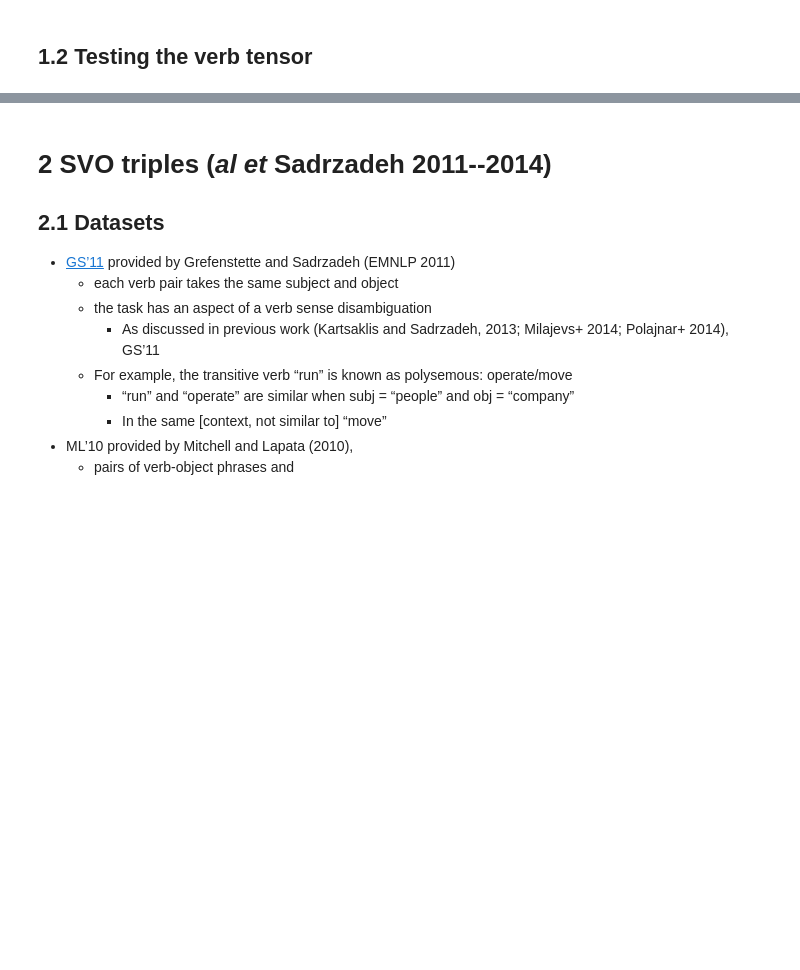
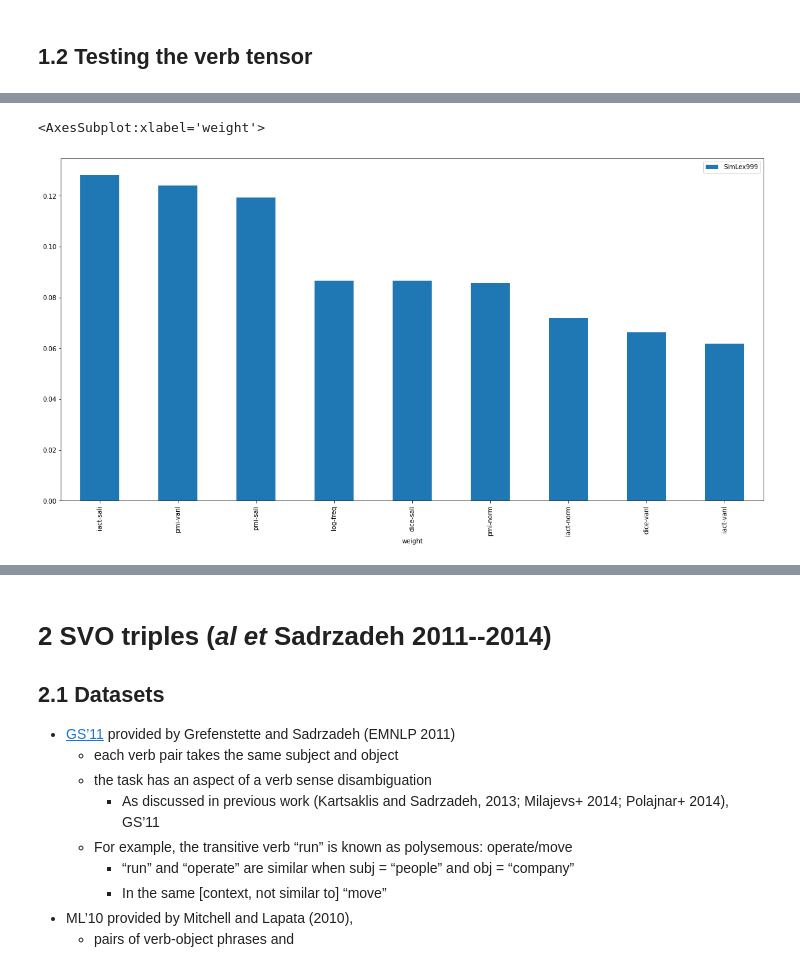
Before and after one commit to makrai/verb-tensor, a Jupyter notebook: eval.ipynb, the cells around one changed output, grey strips where cells are left out. Cells and saved outputs as stored; diff of their text form; code cells hidden in the pictures; blank space fills up the shorter version.

```diff
--- a/eval.ipynb
+++ b/eval.ipynb
@@ -209,2 +198,7 @@ def plot_results(df0, col='sim', save_filen=''):#else ''
+# %%
+simlex_obj.plot.bar(x='weight', y='SimLex999')
+# %% [output]
+<AxesSubplot:xlabel='weight'>
+[figure, added]
 # %%
 plot_results(simverb_res)#, save_filen='SimVerb')
```
Also changed, not shown: parts of 16 cells of this notebook, 2 other files.
